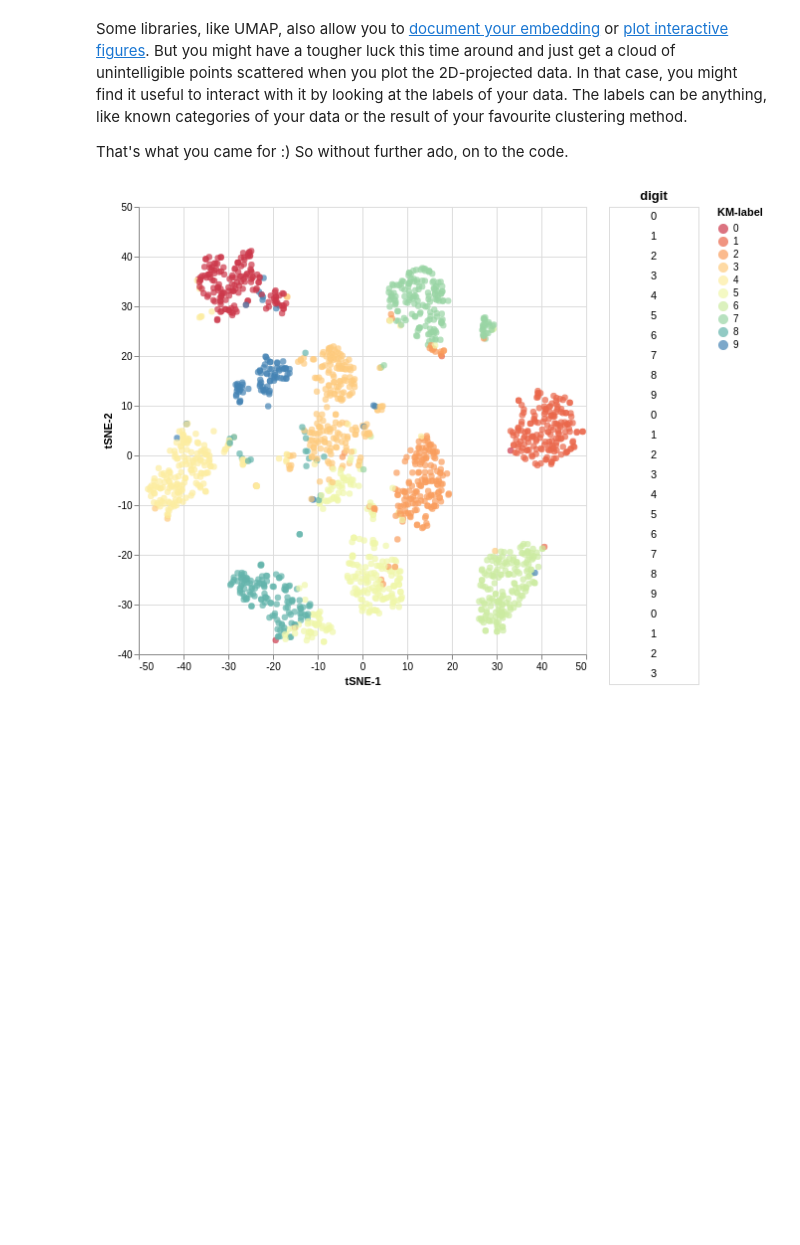
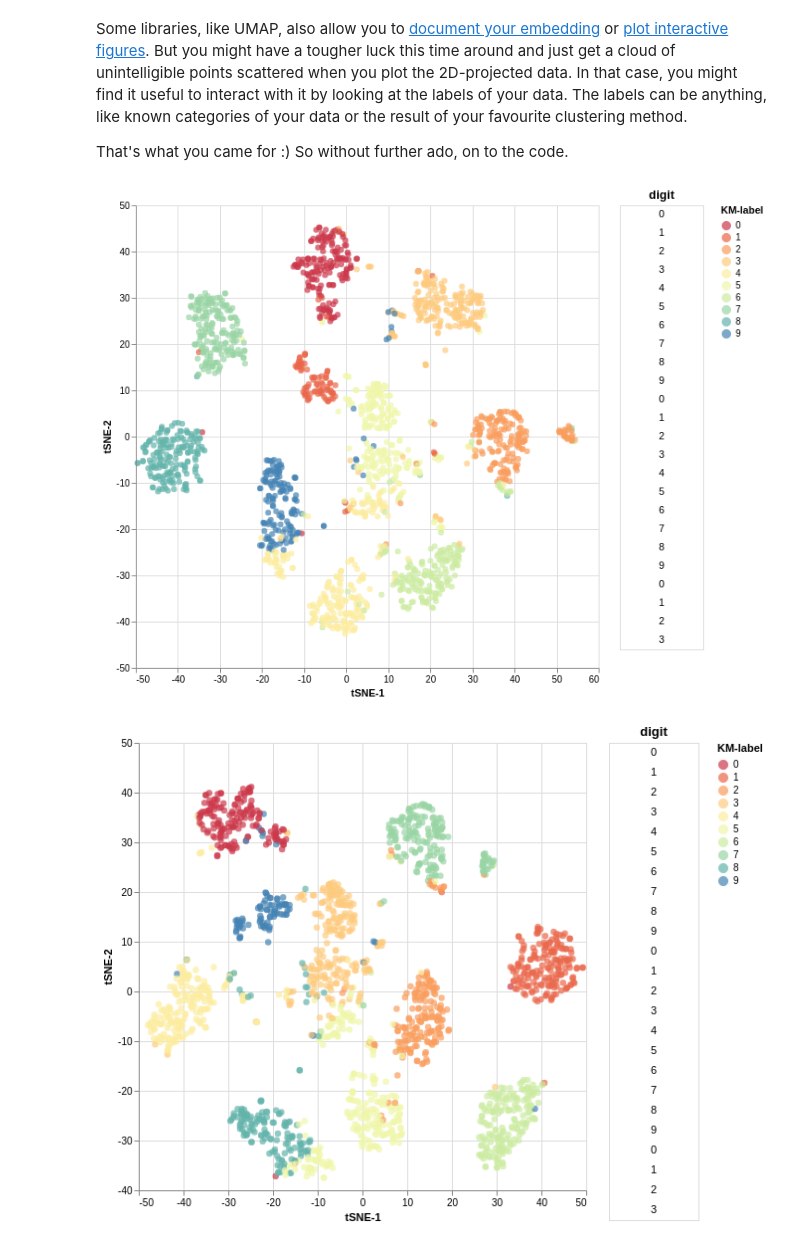
Before and after one commit to fabridamicelli/blog, a Jupyter notebook: _notebooks/2019-12-12-interactive-embedding.ipynb, the cells around one changed output. Saved outputs shown, nothing was run; the diff lists cells and outputs as text; code cells hidden in the pictures; blank space fills up the shorter version.

```diff
--- a/_notebooks/2019-12-12-interactive-embedding.ipynb
+++ b/_notebooks/2019-12-12-interactive-embedding.ipynb
@@ -169,6 +169,67 @@ def plot_interactive_embedding(
         chart.save(filename)
 
     return chart
+# %%
+#collapse-show
+
+import pandas as pd
+from sklearn.datasets import load_digits
+from sklearn.manifold import TSNE
+from sklearn.cluster import KMeans
+
+import altair as alt
+
+
+source=digits_df
+x="tSNE-1"
+y="tSNE-2"
+target_col="digit"
+color_col="KM-label"
+alpha=0.9
+markersize=40
+grid=True
+max_n_show = 25
+width, height = 500, 500
+
+# Brush for selection
+brush = alt.selection(type='interval')
+
+# Scatter Plot
+points = alt.Chart(
+    source,
+    width=width,
+    height=height
+).mark_circle(size=markersize).encode(
+    x=x,
+    y=y,
+    color=alt.value('steelblue')
+          if color_col is None
+          else alt.Color(color_col+":N", scale=alt.Scale(scheme='Spectral'))
+
+).add_selection(brush)
+
+# Base chart for data tables
+ranked_text = alt.Chart(source).mark_text().encode(
+    y=alt.Y('row_number:O',axis=None)
+).transform_window(
+    row_number='row_number()'
+).transform_filter(
+    brush
+).transform_window(
+    rank='rank(row_number)'
+).transform_filter(
+    alt.datum.rank < max_n_show
+)
+
+# Data Tables
+text = ranked_text.encode(text=target_col+":N").properties(title=target_col)
+
+alt.hconcat(
+points,
+text,
+).configure_axis(grid=grid)
+# %% [output]
+[figure, added]
 # %%
 #collapse-hide
 
```
Also changed, not shown: parts of 1 cell of this notebook.
